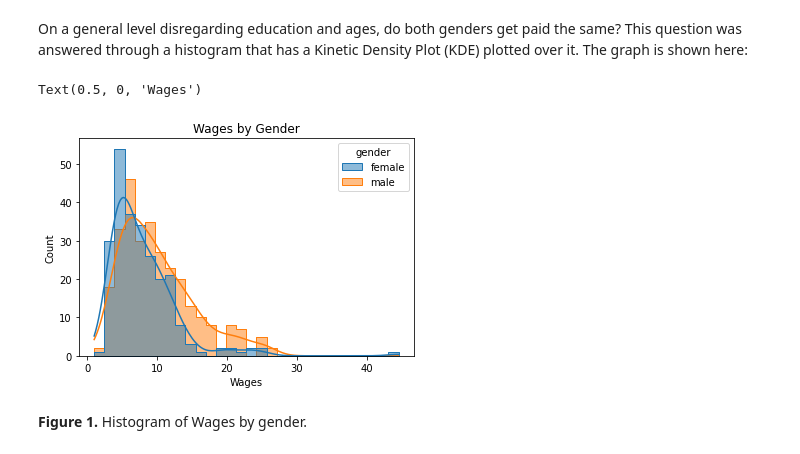
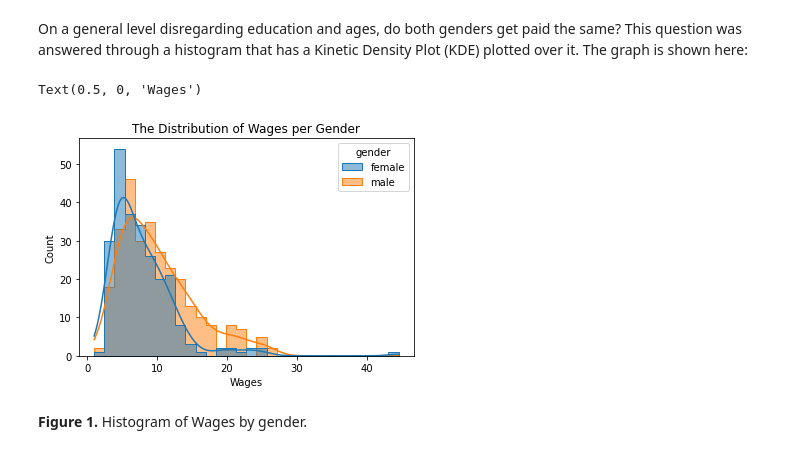
Before and after one commit to mohammedfmehboob/DataVisualizationProject, a Jupyter notebook: Project2Final.ipynb, the cells around one changed output. Saved outputs shown, nothing was run; the diff lists cells and outputs as text; code cells hidden in the pictures.

Commit message:
Added better titles (anxiety 101).

```diff
--- a/Project2Final.ipynb
+++ b/Project2Final.ipynb
@@ -36,13 +36,13 @@ On a general level disregarding education and ages, do both genders get paid the
 # %%
 sns.histplot(the_data, x = 'wage', hue = 'gender',
              kde = True, fill = True,
              element = 'step', palette = 'tab10',
              alpha=0.5)
-plt.title("Wages by Gender")
+plt.title("The Distribution of Wages per Gender")
 plt.xlabel("Wages")
 # %% [output]
 Text(0.5, 0, 'Wages')
-[figure, old version]
+[figure, new version]
 # %% [markdown]
 **Figure 1.** Histogram of Wages by gender.
 # %% [markdown]
```
Also changed, not shown: parts of 2 cells of this notebook.
